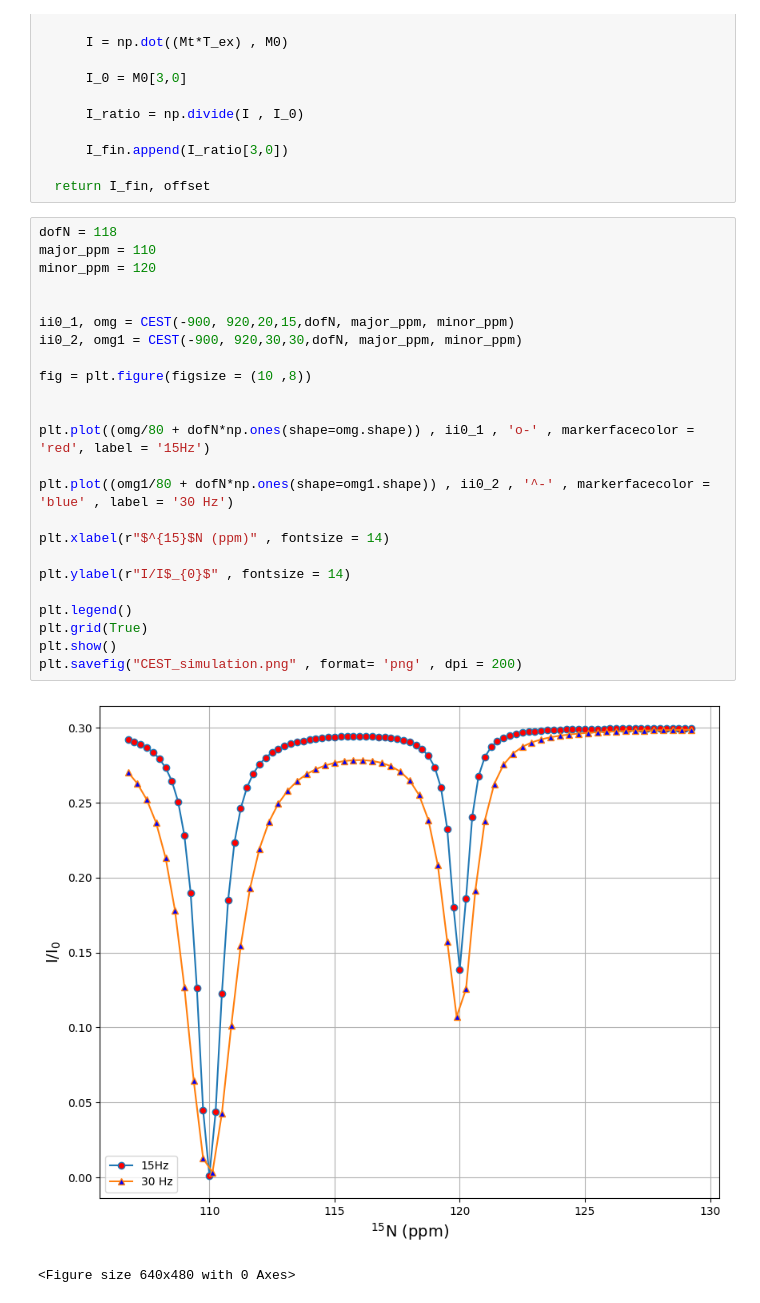
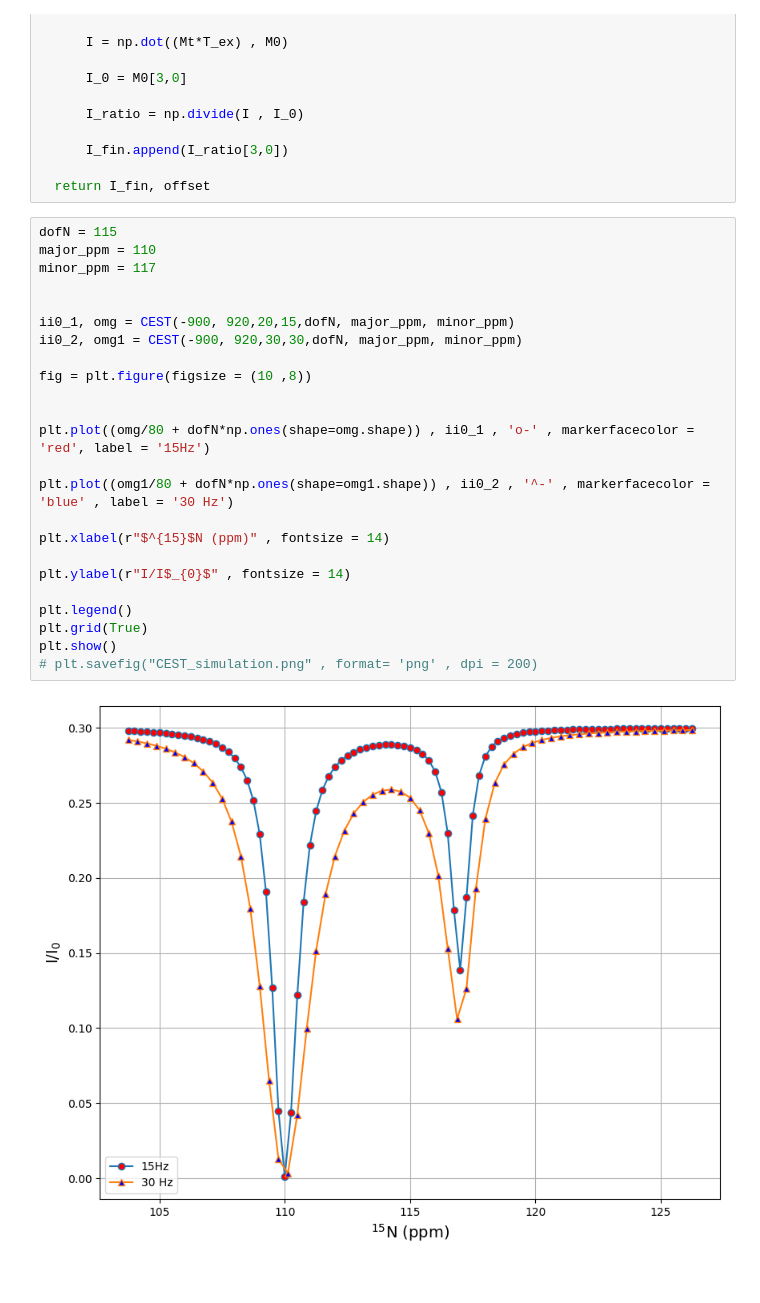
Before and after one commit to uday-1729/Relaxation_simulations, a Jupyter notebook: CEST_Q2_A.ipynb, the cells around one changed output. Drawn from its saved outputs; the diff is of its cells as text.

```diff
--- a/CEST_Q2_A.ipynb
+++ b/CEST_Q2_A.ipynb
@@ -90,29 +90,28 @@ def CEST(offlow, offhigh, space, field, dofX, w_major, w_minor):
 
   return I_fin, offset
 # %%
-dofN = 118
+dofN = 115
 major_ppm = 110
-minor_ppm = 120
+minor_ppm = 117
 
 
 ii0_1, omg = CEST(-900, 920,20,15,dofN, major_ppm, minor_ppm)
 ii0_2, omg1 = CEST(-900, 920,30,30,dofN, major_ppm, minor_ppm)
 
 fig = plt.figure(figsize = (10 ,8))
 
 
 plt.plot((omg/80 + dofN*np.ones(shape=omg.shape)) , ii0_1 , 'o-' , markerfacecolor = 'red', label = '15Hz')
 
 plt.plot((omg1/80 + dofN*np.ones(shape=omg1.shape)) , ii0_2 , '^-' , markerfacecolor = 'blue' , label = '30 Hz')
 
 plt.xlabel(r"$^{15}$N (ppm)" , fontsize = 14)
 
 plt.ylabel(r"I/I$_{0}$" , fontsize = 14)
 
 plt.legend()
 plt.grid(True)
 plt.show()
-plt.savefig("CEST_simulation.png" , format= 'png' , dpi = 200)
+# plt.savefig("CEST_simulation.png" , format= 'png' , dpi = 200)
 # %% [output]
-[figure, old version]
+[figure, new version]
-<Figure size 640x480 with 0 Axes>
```
